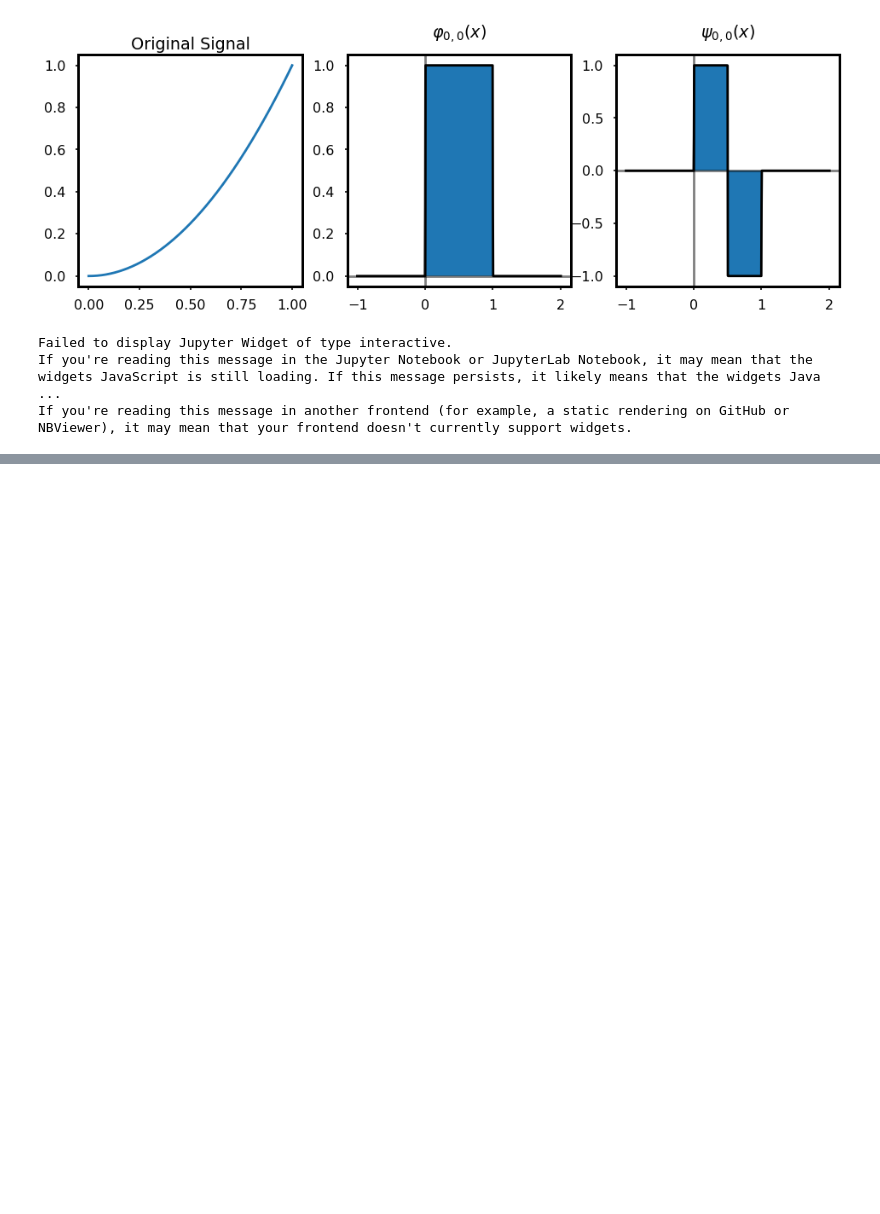
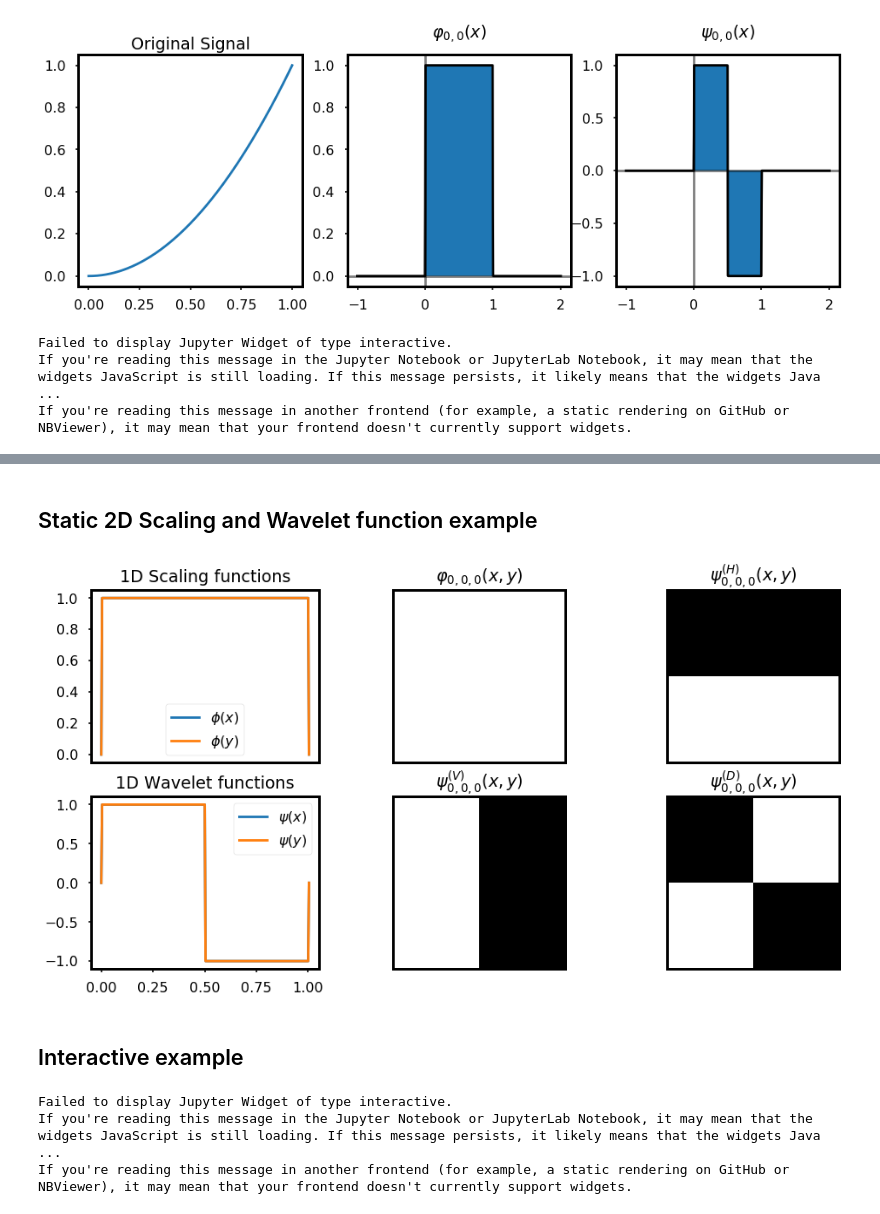
Before and after one commit to joe-from-mtl/ele8812_Cours_AnalyseMultiresolution, a Jupyter notebook: notebooks/Demo_1DSignalDecomposition.ipynb, the cells around one changed output, grey strips where cells are left out. Cells and saved outputs as stored; diff of their text form; code cells hidden in the pictures; blank space fills up the shorter version.

Commit message:
Adding an example of 2D wavelet basis generation

```diff
--- a/notebooks/Demo_1DSignalDecomposition.ipynb
+++ b/notebooks/Demo_1DSignalDecomposition.ipynb
@@ -224,0 +249,58 @@ If you're reading this message in another frontend (for example, a static render
+# %%
+def display_2DScaling_and_Wavelet_Functions(j=0, m=0, n=0, wavelet='haar'):
+    phi_x, x = get_scalingFunction(j, m, wavelet=wavelet, nSupport=0)
+    psi_x, _ = get_waveletFunction(j, m, wavelet=wavelet, nSupport=0)
+    phi_y, y = get_scalingFunction(j, n, wavelet=wavelet, nSupport=0)
+    psi_y, _ = get_waveletFunction(j, n, wavelet=wavelet, nSupport=0)
+
+    # In python X and Y are inverted
+    phi_y2d = np.tile(np.reshape(phi_x, (len(x), 1)), (1, len(y)))
+    psi_y2d = np.tile(np.reshape(psi_x, (len(x), 1)), (1, len(y)))
+    phi_x2d = np.tile(np.reshape(phi_y, (1, len(y))), (len(x), 1))
+    psi_x2d = np.tile(np.reshape(psi_y, (1, len(y))), (len(x), 1))
+
+    # Computing the 2D Haar wavelet from these equations
+    phi_2d = phi_x2d * phi_y2d
+    psi_2d_H = psi_x2d * phi_y2d
+    psi_2d_V = phi_x2d * psi_y2d
+    psi_2d_D = psi_x2d * psi_y2d
+
+    # Displaying the 1D wavelet at the origin of the 2D functions
+    plt.figure(figsize=(16,8))
+    plt.subplot(231);
+    plt.plot(x,phi_x, label=r'$\phi(x)$');
+    plt.plot(y,phi_y, label=r'$\phi(y)$');
+    plt.legend()
+    plt.title('1D Scaling functions', y=1.02); plt.xticks([])
+    plt.subplot(234);
+    plt.plot(x,psi_x, label=r'$\psi(x)$');
+    plt.plot(y,psi_y, label=r'$\psi(y)$');
+    plt.title('1D Wavelet functions', y=1.02)
+    plt.legend()
+
+    plt.subplot(232); plt.imshow(phi_2d.T, origin='lower', cmap='gray'); plt.xticks([]); plt.yticks([])
+    plt.title(r'$\varphi_{%d, %d, %d}(x,y)$' % (j, m, n), y=1.02)
+    plt.subplot(233); plt.imshow(psi_2d_H.T, origin='lower', cmap='gray'); plt.xticks([]); plt.yticks([])
+    plt.title(r'$\psi^{(H)}_{%d, %d, %d}(x,y)$' % (j, m, n), y=1.02)
+    plt.subplot(235); plt.imshow(psi_2d_V.T, origin='lower', cmap='gray'); plt.xticks([]); plt.yticks([])
+    plt.title(r'$\psi^{(V)}_{%d, %d, %d}(x,y)$' % (j, m, n), y=1.02)
+    plt.subplot(236); plt.imshow(psi_2d_D.T, origin='lower', cmap='gray'); plt.xticks([]); plt.yticks([])
+    plt.title(r'$\psi^{(D)}_{%d, %d, %d}(x,y)$' % (j, m, n), y=1.02)
+
+    plt.show()
+# %% [markdown]
+## Static 2D Scaling and Wavelet function example
+# %%
+# Example
+display_2DScaling_and_Wavelet_Functions()
+# %% [output]
+[figure, added]
+# %% [markdown]
+## Interactive example
+# %%
+waveletList = ['haar', 'db2', 'sym4']
+interactive(display_2DScaling_and_Wavelet_Functions, j=(0,1), m=(0,1), n=(0,1), wavelet=waveletList)
+# %% [output]
+Failed to display Jupyter Widget of type interactive.
+If you're reading this message in the Jupyter Notebook or JupyterLab Notebook, it may mean that the widgets JavaScript is still loading. If this message persists, it likely means that the widgets Java ...
+If you're reading this message in another frontend (for example, a static rendering on GitHub or NBViewer), it may mean that your frontend doesn't currently support widgets.
```
Also changed, not shown: parts of 5 cells of this notebook.
